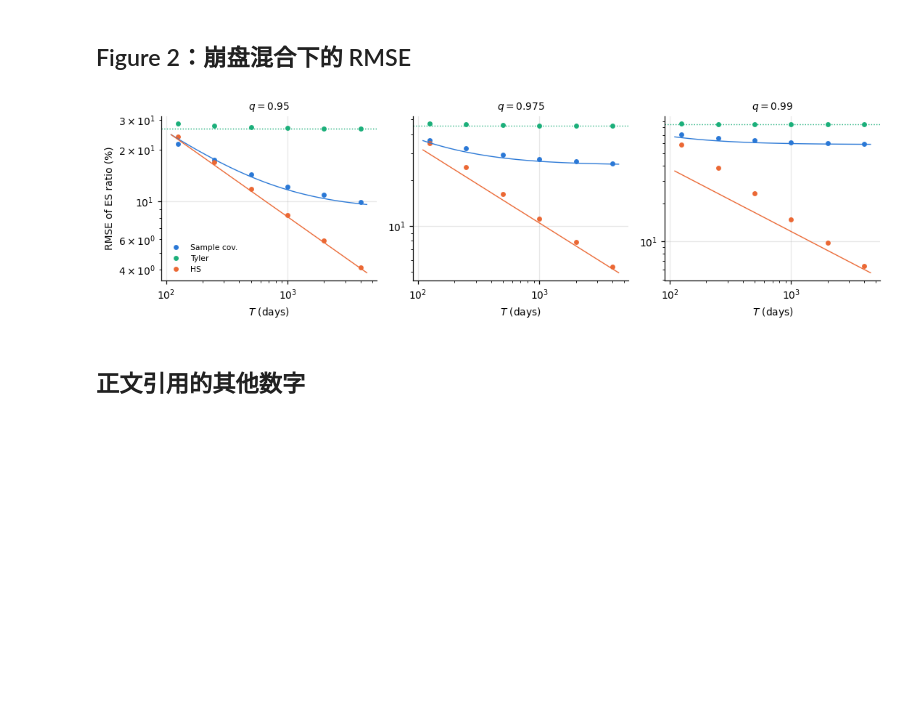
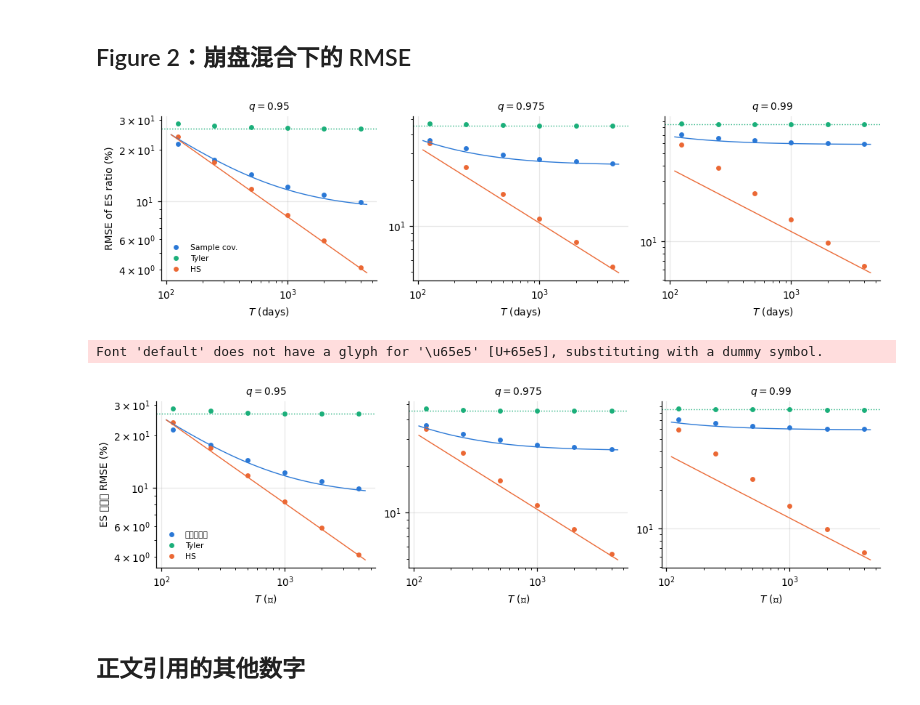
Before and after one commit to lshangro-png/tail-risk-cn, a Jupyter notebook: paper/estimation_note.ipynb, the cells around one changed output. Saved outputs shown, nothing was run; the diff lists cells and outputs as text; code cells hidden in the pictures; blank space fills up the shorter version.

```diff
--- a/paper/estimation_note.ipynb
+++ b/paper/estimation_note.ipynb
@@ -234,25 +323,35 @@ plt.show()
 # %% [markdown]
 ## Figure 2：崩盘混合下的 RMSE
 # %%
-fig, axes = plt.subplots(1, 3, figsize=(10, 3.0))
-Tf = np.geomspace(110, 4500, 100)
-for ax, q in zip(axes, QS):
-    t = TH.loc[("崩盘混合", q)]
-    for lab, c, key in [("Sample cov.", C_G, "g_rat"), ("Tyler", C_TY, "ty_rat"), ("HS", C_HS, "hs_rat")]:
-        d = SUM.xs(("崩盘混合", q, key), level=("dgp", "q", "est"))
-        ax.plot(d.index, d["rmse"], "o", color=c, ms=3.5, label=lab)
-    ax.plot(Tf, 100 * np.sqrt(t.abias_g_rat ** 2 + t.avar_g_rat / Tf), color=C_G, lw=.9)
-    ax.plot(Tf, 100 * np.sqrt(t.avar_hs_rat / Tf), color=C_HS, lw=.9)
-    ax.axhline(100 * THY.loc[("崩盘混合", q), "abias_ty_rat"], color=C_TY, lw=.9, ls=":")
-    ax.set_xscale("log"); ax.set_yscale("log")
-    ax.set_title(f"$q={q}$", fontsize=9); ax.set_xlabel("$T$ (days)")
-axes[0].set_ylabel("RMSE of ES ratio (%)")
-axes[0].legend(fontsize=7, frameon=False)
-fig.tight_layout()
-fig.savefig(OUT / "figures" / "est_crash.pdf", bbox_inches="tight")
+def fig_crash(lang):
+    t = L[lang]
+    Tf = np.geomspace(110, 4500, 100)
+    with plt.rc_context(RC[lang]):
+        fig, axes = plt.subplots(1, 3, figsize=(10, 3.0))
+        for ax, q in zip(axes, QS):
+            th = TH.loc[("崩盘混合", q)]
+            for lab, c, key in [(t["scov"], C_G, "g_rat"), ("Tyler", C_TY, "ty_rat"), ("HS", C_HS, "hs_rat")]:
+                d = SUM.xs(("崩盘混合", q, key), level=("dgp", "q", "est"))
+                ax.plot(d.index, d["rmse"], "o", color=c, ms=3.5, label=lab)
+            ax.plot(Tf, 100 * np.sqrt(th.abias_g_rat ** 2 + th.avar_g_rat / Tf), color=C_G, lw=.9)
+            ax.plot(Tf, 100 * np.sqrt(th.avar_hs_rat / Tf), color=C_HS, lw=.9)
+            ax.axhline(100 * THY.loc[("崩盘混合", q), "abias_ty_rat"], color=C_TY, lw=.9, ls=":")
+            ax.set_xscale("log"); ax.set_yscale("log")
+            ax.set_title(f"$q={q}$", fontsize=9); ax.set_xlabel(t["days"])
+        axes[0].set_ylabel(t["ylab"])
+        axes[0].legend(fontsize=7, frameon=False)
+        fig.tight_layout()
+        fig.savefig(OUT / "figures" / f"{SUFFIX[lang]}est_crash.pdf", bbox_inches="tight")
+    return fig
+
+
+for lang in L:
+    fig_crash(lang)
 plt.show()
 # %% [output]
 [figure]
+Font 'default' does not have a glyph for '\u65e5' [U+65e5], substituting with a dummy symbol.
+[figure, added]
 # %% [markdown]
 ## 正文引用的其他数字
 # %%
```
Also changed, not shown: parts of 8 cells of this notebook, 11 other files.
